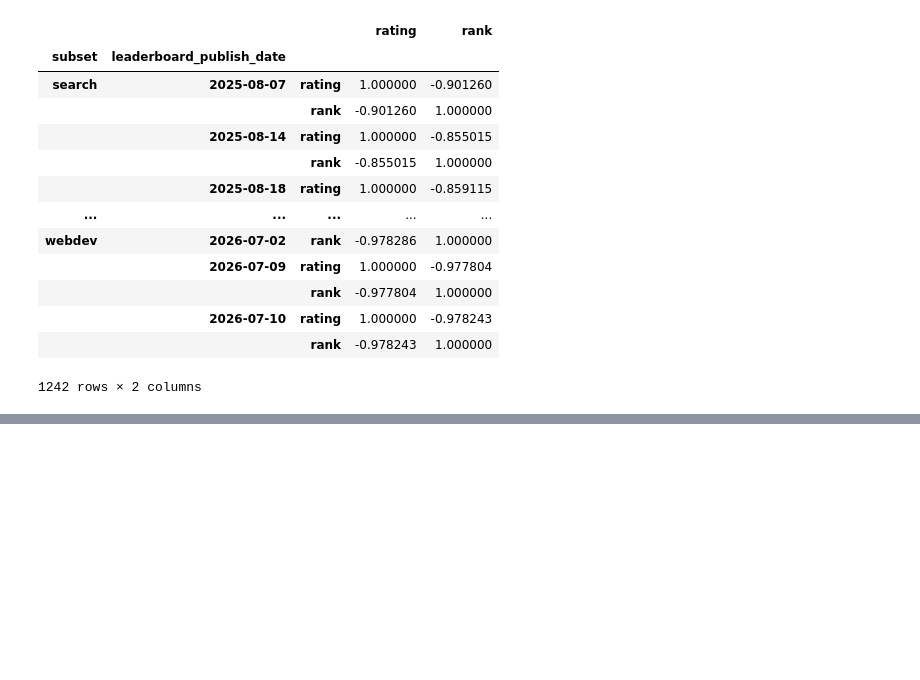
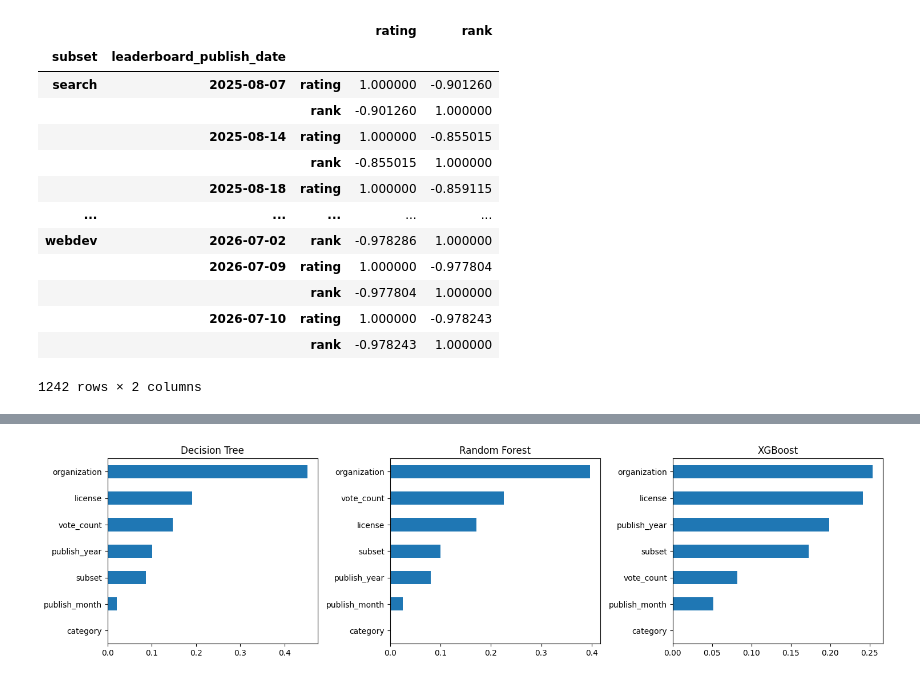
Before and after one commit to perrykollias-hub/LLM-ranking-regression, a Jupyter notebook: jupyter notebook.ipynb, the cells around one changed output, grey strips where cells are left out. Cells and saved outputs as stored; diff of their text form; code cells hidden in the pictures; blank space fills up the shorter version.

```diff
--- a/jupyter notebook.ipynb
+++ b/jupyter notebook.ipynb
@@ -163,0 +261,13 @@ df.groupby(['subset', 'leaderboard_publish_date'])[['rating', 'rank']].corr()
+# %%
+# --- Feature importance (tree-based models only) ---
+fig, axes = plt.subplots(1, 3, figsize=(15, 4))
+
+for ax, name in zip(axes, ['Decision Tree', 'Random Forest', 'XGBoost']):
+    importances = pd.Series(fitted_models[name].feature_importances_, index=X.columns)
+    importances.sort_values().plot(kind='barh', ax=ax)
+    ax.set_title(name)
+
+plt.tight_layout()
+plt.show()
+# %% [output]
+[figure, added]
```
Also changed, not shown: parts of 6 cells of this notebook.
